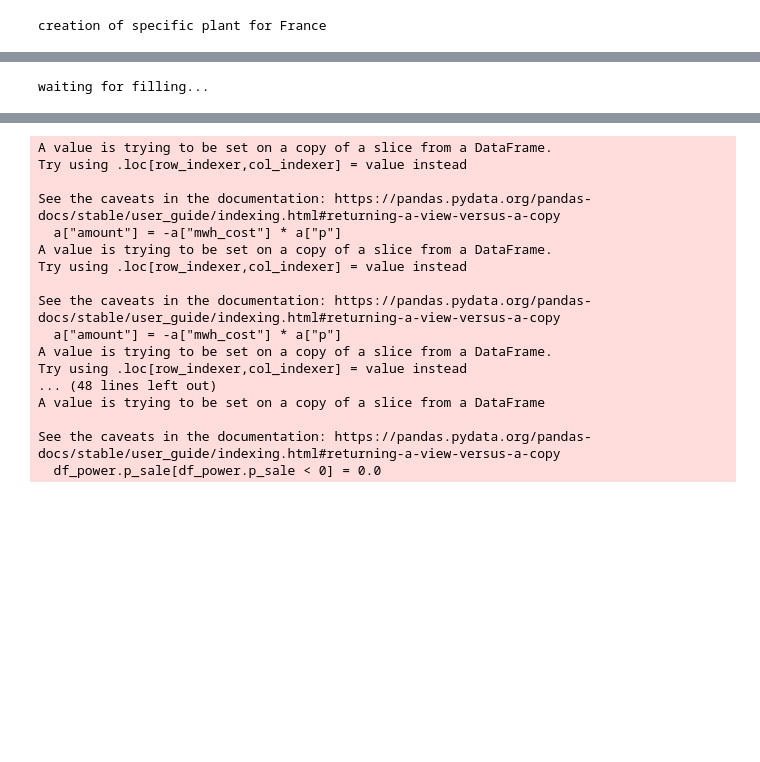
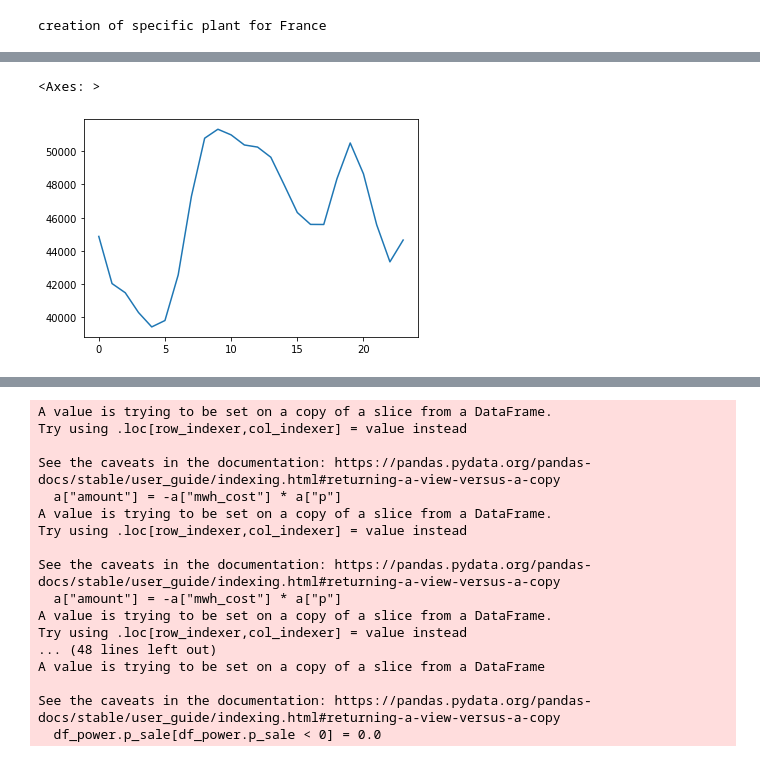
Before and after one commit to adriengoeller/energymercato, a Jupyter notebook: play_2.ipynb, the cells around one changed output, grey strips where cells are left out. Cells and saved outputs as stored; diff of their text form; code cells hidden in the pictures; blank space fills up the shorter version.

```diff
--- a/play_2.ipynb
+++ b/play_2.ipynb
@@ -3,6 +3,7 @@ from energymercato.setup.starting import SpotSetup, RealTimeSetup
 # %% [output]
 creation of specific plant for France
 # %%
-path = "/mnt/g/Mon Drive/SEM/energymercato/"
+# path = "/mnt/g/Mon Drive/SEM/energymercato/"
+path = "./usetests/try/"
 spot = SpotSetup(path, solo=False)
 # %% [output]
@@ -19,4 +35,5 @@ spot.change_round_day()
 # %%
-spot.fix_market()
+spot.plot_conso()
 # %% [output]
-waiting for filling...
+<Axes: >
+[figure, added]
```
Also changed, not shown: parts of 13 cells of this notebook, 4 other files.
